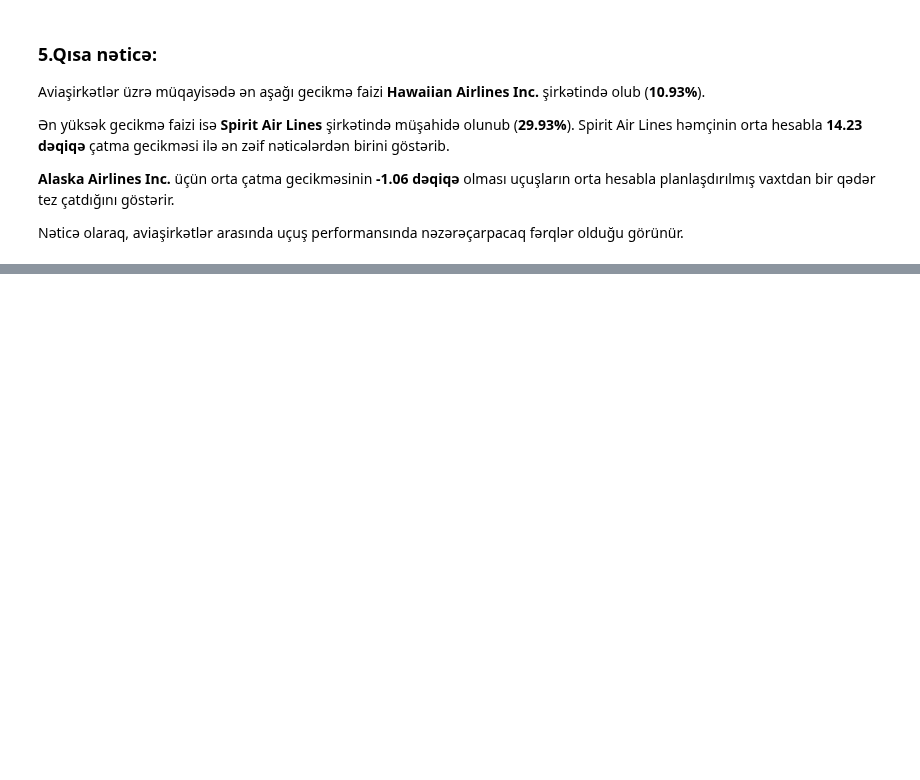
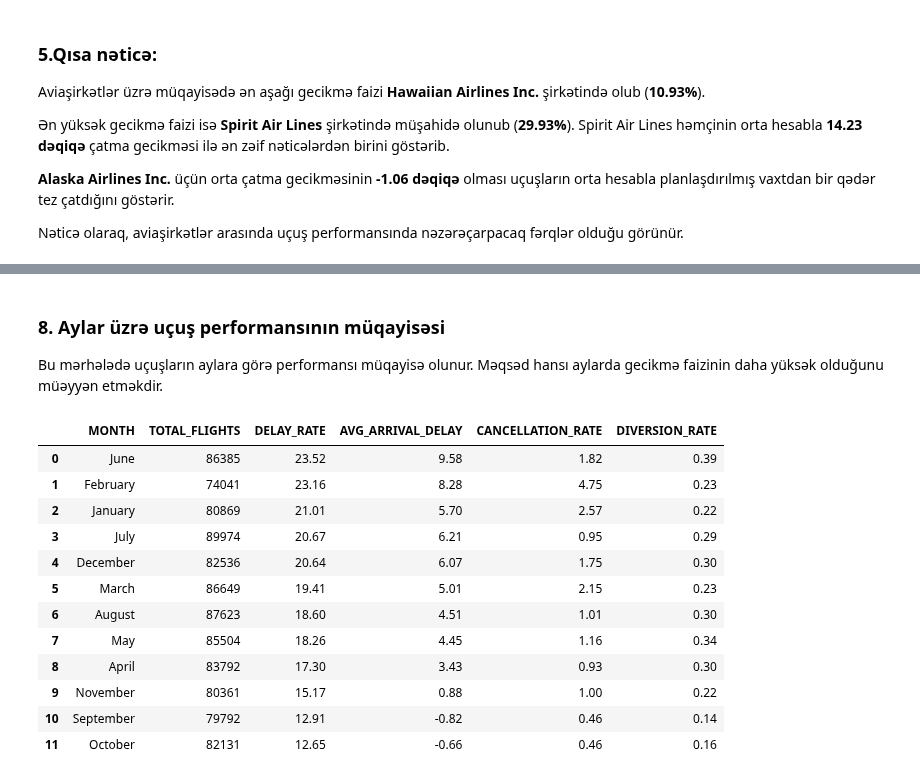
Before and after one commit to edaletsadigov/Flight-delay-analysis-E2E, a Jupyter notebook: notebooks/03_sql_analysis.ipynb, the cells around one changed output, grey strips where cells are left out. Saved outputs shown, nothing was run; the diff lists cells and outputs as text; code cells hidden in the pictures; blank space fills up the shorter version.

```diff
--- a/notebooks/03_sql_analysis.ipynb
+++ b/notebooks/03_sql_analysis.ipynb
@@ -110,0 +183,31 @@ Nəticə olaraq, aviaşirkətlər arasında uçuş performansında nəzərəçar
+# %% [markdown]
+### 8. Aylar üzrə uçuş performansının müqayisəsi
+
+Bu mərhələdə uçuşların aylara görə performansı müqayisə olunur. Məqsəd hansı aylarda gecikmə faizinin daha yüksək olduğunu müəyyən etməkdir.
+# %%
+pd.read_sql("""
+SELECT
+    MONTH,
+    COUNT(*) AS TOTAL_FLIGHTS,
+    ROUND(100.0 * SUM(IS_DELAYED) / COUNT(IS_DELAYED), 2) AS DELAY_RATE,
+    ROUND(AVG(ARRIVAL_DELAY), 2) AS AVG_ARRIVAL_DELAY,
+    ROUND(100.0 * SUM(CANCELLED) / COUNT(*), 2) AS CANCELLATION_RATE,
+    ROUND(100.0 * SUM(DIVERTED) / COUNT(*), 2) AS DIVERSION_RATE
+FROM silver.flights_clean
+GROUP BY MONTH
+ORDER BY DELAY_RATE DESC
+""", con=engine)
+# %% [output]
+|  | MONTH | TOTAL_FLIGHTS | DELAY_RATE | AVG_ARRIVAL_DELAY | CANCELLATION_RATE | DIVERSION_RATE |
+| 0 | June | 86385 | 23.52 | 9.58 | 1.82 | 0.39 |
+| 1 | February | 74041 | 23.16 | 8.28 | 4.75 | 0.23 |
+| 2 | January | 80869 | 21.01 | 5.70 | 2.57 | 0.22 |
+| 3 | July | 89974 | 20.67 | 6.21 | 0.95 | 0.29 |
+| 4 | December | 82536 | 20.64 | 6.07 | 1.75 | 0.30 |
+| 5 | March | 86649 | 19.41 | 5.01 | 2.15 | 0.23 |
+| 6 | August | 87623 | 18.60 | 4.51 | 1.01 | 0.30 |
+| 7 | May | 85504 | 18.26 | 4.45 | 1.16 | 0.34 |
+| 8 | April | 83792 | 17.30 | 3.43 | 0.93 | 0.30 |
+| 9 | November | 80361 | 15.17 | 0.88 | 1.00 | 0.22 |
+| 10 | September | 79792 | 12.91 | -0.82 | 0.46 | 0.14 |
+| 11 | October | 82131 | 12.65 | -0.66 | 0.46 | 0.16 |
```
Also changed, not shown: parts of 31 cells of this notebook, 5 other files.
